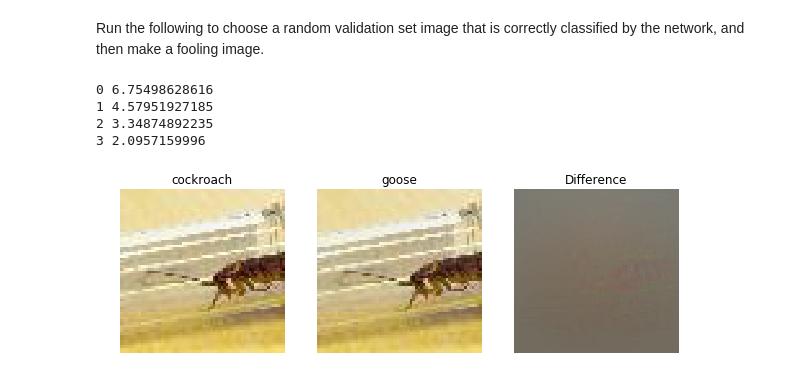
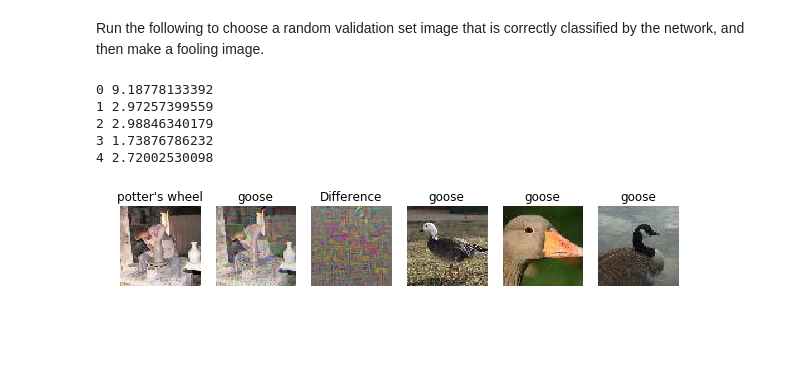
Before and after one commit to mxmn/cnn_cs231n, a Jupyter notebook: assignment3/ImageGradients.ipynb, the cells around one changed output. Saved outputs shown, nothing was run; the diff lists cells and outputs as text; code cells hidden in the pictures; blank space fills up the shorter version.

```diff
--- a/assignment3/ImageGradients.ipynb
+++ b/assignment3/ImageGradients.ipynb
@@ -227,10 +225,12 @@ def make_fooling_image(X, target_y, model):
         scores, cache = model.forward(X_fooling)
         if scores[0].argmax() == target_y:
             break
-        dscores = np.zeros_like(scores)
-        dscores[0,target_y] = 1
+#        dscores = np.zeros_like(scores)
+#        dscores[0,target_y] = 1 # not so sure about these raw scores...
+        dscores = np.copy(scores)
+        dscores[0, target_y] -= np.sum(np.abs(dscores))
         dx, _ = model.backward(dscores, cache)
-        X_fooling += dx*1e3
+        X_fooling -= dx*1e2
         print i, softmax_loss(scores, target_y)[0]
   ##############################################################################
   #                             END OF YOUR CODE                               #
@@ -241,36 +241,50 @@ Run the following to choose a random validation set image that is correctly clas
 # %%
 # Find a correctly classified validation image
 while True:
   i = np.random.randint(data['X_val'].shape[0])
   X = data['X_val'][i:i+1]
   y = data['y_val'][i:i+1]
   y_pred = model.loss(X)[0].argmax()
   if y_pred == y: break
 
 target_y = 67
 X_fooling = make_fooling_image(X, target_y, model)
 
+goose_ind = [2555, 4906, 3495]
+#while True:
+#  i = np.random.randint(data['X_val'].shape[0])
+#  X_target = data['X_val'][i:i+1]
+#  y_pred = model.loss(X_target)[0].argmax()
+#  print i, target_y, y_pred
+#  if y_pred == target_y: break
+
 # Make sure that X_fooling is classified as y_target
 scores = model.loss(X_fooling)
 assert scores[0].argmax() == target_y, 'The network is not fooled!'
 
 # Show original image, fooling image, and difference
-plt.subplot(1, 3, 1)
+plt.subplot(1, 6, 1)
 plt.imshow(deprocess_image(X, data['mean_image']))
 plt.axis('off')
 plt.title(data['class_names'][y][0])
-plt.subplot(1, 3, 2)
+plt.subplot(1, 6, 2)
 plt.imshow(deprocess_image(X_fooling, data['mean_image'], renorm=True))
 plt.title(data['class_names'][target_y][0])
 plt.axis('off')
-plt.subplot(1, 3, 3)
+plt.subplot(1, 6, 3)
 plt.title('Difference')
 plt.imshow(deprocess_image(X - X_fooling, data['mean_image']))
 plt.axis('off')
+for j in range(3):
+    plt.subplot(1, 6, 4+j)
+    plt.imshow(deprocess_image(data['X_val'][goose_ind[j]], data['mean_image']))
+    plt.axis('off')
+    plt.title(data['class_names'][target_y][0])
 plt.show()
 # %% [output]
-0 6.75498628616
-1 4.57951927185
-2 3.34874892235
-3 2.0957159996
+0 9.18778133392
+1 2.97257399559
+2 2.98846340179
+3 1.73876786232
+4 2.72002530098
-[figure, old version]
+[figure, new version]
```
Also changed, not shown: parts of 5 cells of this notebook.
